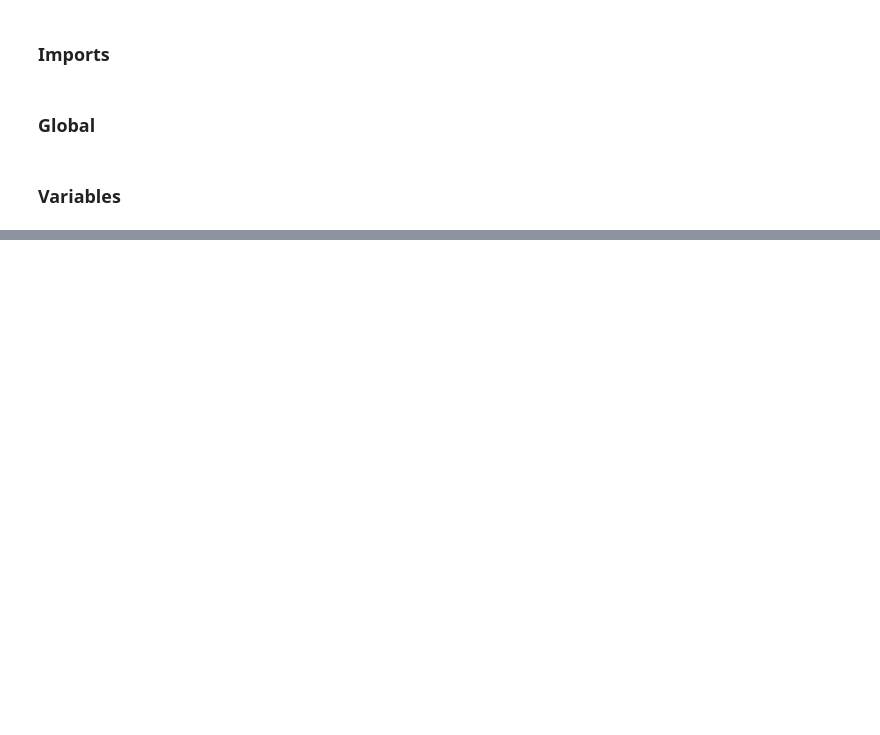
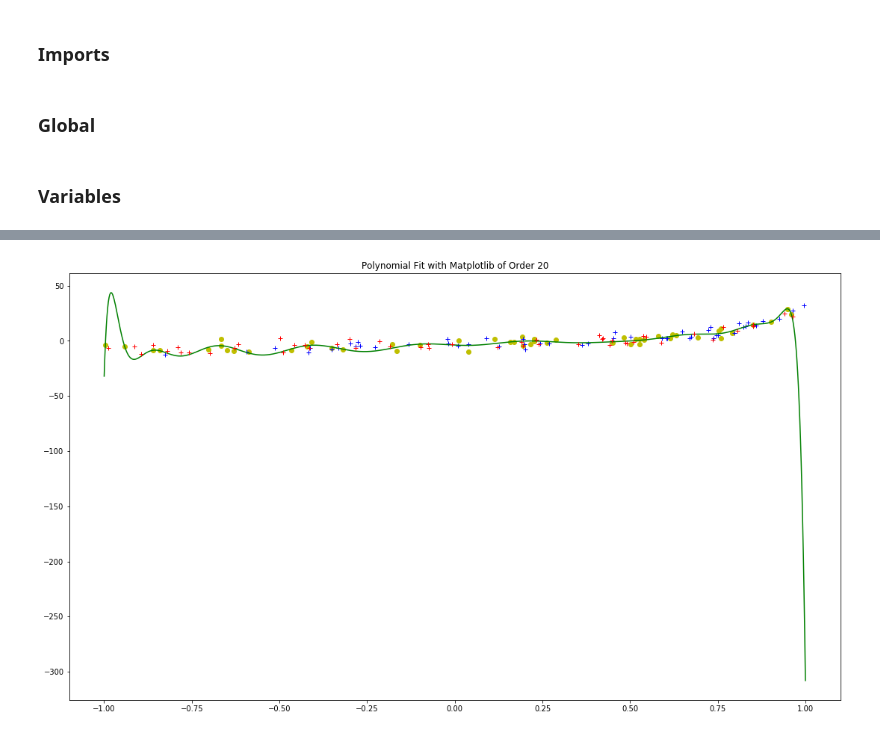
Before and after one commit to tristantoupin/COMP551-AppliedMachineLearning, a Jupyter notebook: 1_assignment/Questions/Q.2.ipynb, the cells around one changed output, grey strips where cells are left out. Drawn from its saved outputs; the diff is of its cells as text; code cells hidden in the pictures; blank space fills up the shorter version.

```diff
--- a/1_assignment/Questions/Q.2.ipynb
+++ b/1_assignment/Questions/Q.2.ipynb
@@ -48,0 +112,6 @@ Mean Squared Error on the Traning dataset is  1418.51
+# %%
+w = regularize(poly_coefficients, 0.02)
+poly_fn_1 = np.poly1d(poly_coefficients)
+plot_fit(poly_fn_1)
+# %% [output]
+[figure, added]
```
Also changed, not shown: parts of 20 cells of this notebook, 2 other files.
